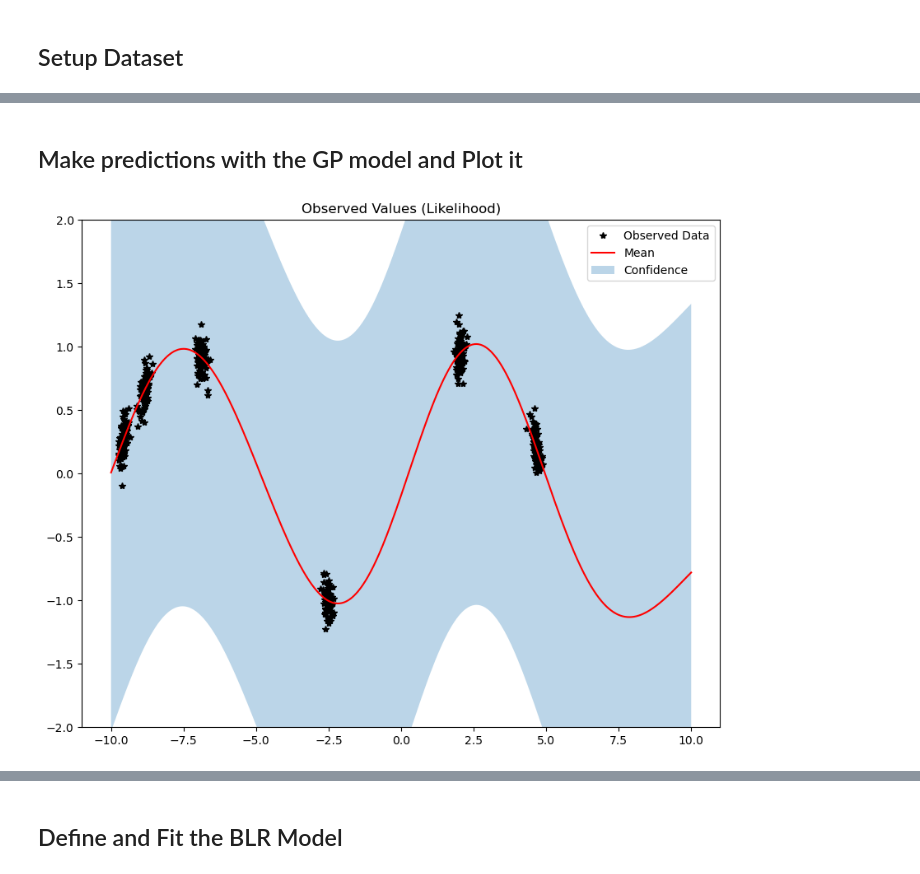
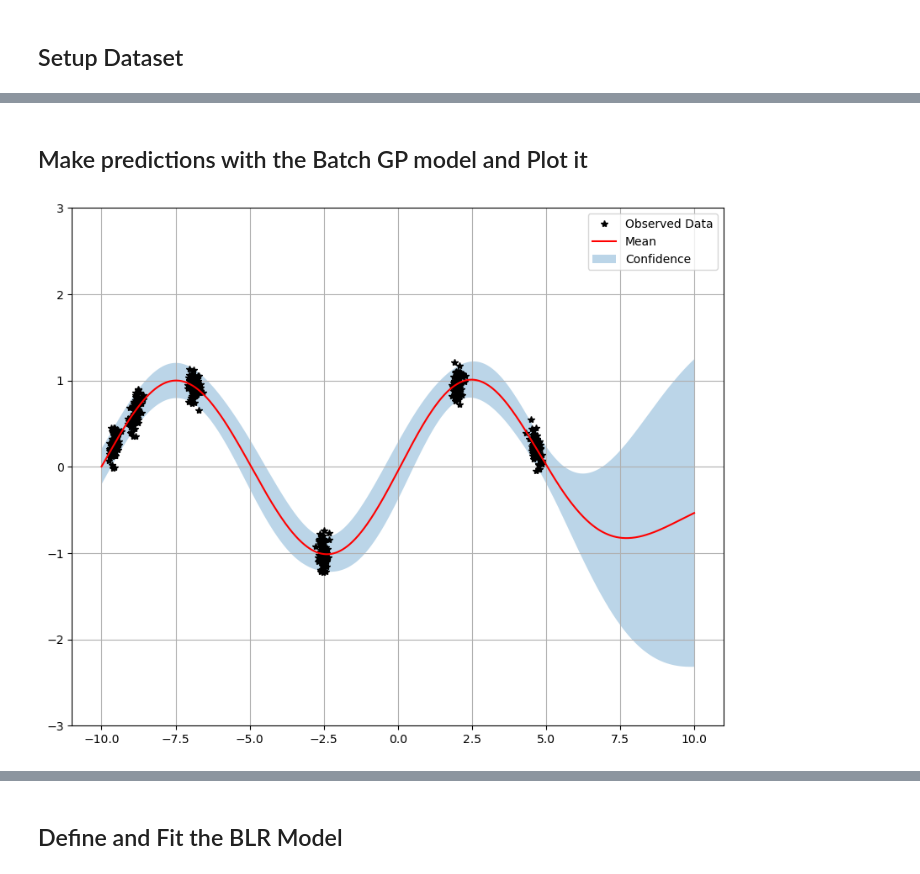
Before and after one commit to lancepharand11/GP-BLR-NN-PySINDY-models-Investigation, a Jupyter notebook: main.ipynb, the cells around one changed output, grey strips where cells are left out. Cells and saved outputs as stored; diff of their text form; code cells hidden in the pictures.

Commit message:
switched from multitask GP model to Batch GP model for the multi output models. Printed out learned parameters for all models

```diff
--- a/main.ipynb
+++ b/main.ipynb
@@ -51,18 +51,20 @@ plt.show()
 # %%
-class MultitaskGPModel(gpytorch.models.ExactGP):
+class BatchIndependentMultitaskGPModel(gpytorch.models.ExactGP):
     def __init__(self, train_x, train_y, likelihood):
-        super(MultitaskGPModel, self).__init__(train_x, train_y, likelihood)
-        self.mean_module = gpytorch.means.MultitaskMean(gpytorch.means.ConstantMean(),
-                                                        num_tasks=2)
-        self.covar_module = gpytorch.kernels.MultitaskKernel(gpytorch.kernels.RBFKernel(),
-                                                             num_tasks=2,
-                                                             rank=1)
+        super().__init__(train_x, train_y, likelihood)
+        self.mean_module = gpytorch.means.ConstantMean(batch_shape=torch.Size([2]))
+        self.covar_module = gpytorch.kernels.ScaleKernel(
+            gpytorch.kernels.RBFKernel(batch_shape=torch.Size([2])),
+            batch_shape=torch.Size([2])
+        )
 
     def forward(self, x):
         mean_x = self.mean_module(x)
         covar_x = self.covar_module(x)
-        return gpytorch.distributions.MultitaskMultivariateNormal(mean_x, covar_x)
+        return gpytorch.distributions.MultitaskMultivariateNormal.from_batch_mvn(
+            gpytorch.distributions.MultivariateNormal(mean_x, covar_x)
+        )
 
 likelihood = gpytorch.likelihoods.MultitaskGaussianLikelihood(num_tasks=2)
-model_sin1 = MultitaskGPModel(x_train, y_train, likelihood)
+model_sin1 = BatchIndependentMultitaskGPModel(x_train, y_train, likelihood)
 # %% [markdown]
@@ -107,5 +109,5 @@ Iter 250/250 - Loss: 0.101
 # %% [markdown]
-## Make predictions with the GP model and Plot it
+## Make predictions with the Batch GP model and Plot it
 # %%
 # Set into eval mode
 model_sin1.eval()
@@ -124,17 +126,16 @@ with torch.no_grad(), gpytorch.settings.fast_pred_var():
 # %%
 plt.figure(figsize=(10, 8))
 plt.plot(x_train.detach().numpy(), y_train[:, 0].detach().numpy(), 'k*')
 plt.plot(x_test.numpy(), mean[:, 0].numpy(), 'r') # Predictive mean
 
 # Shade in confidence
 plt.fill_between(x_test.numpy(), lower[:, 0].numpy(), upper[:, 0].numpy(), alpha=0.3)
-plt.ylim([-2, 2])
+plt.ylim([-3, 3])
 plt.legend(['Observed Data', 'Mean', 'Confidence'])
-plt.title('Observed Values (Likelihood)')
 plt.grid(True)
 plt.show()
 # %% [output]
-[figure, old version]
+[figure, new version]
 # %%
 plt.figure(figsize=(10, 8))
 plt.plot(x_train.detach().numpy(), y_train[:, 1].detach().numpy(), 'k*')
```
Also changed, not shown: parts of 35 cells of this notebook.
